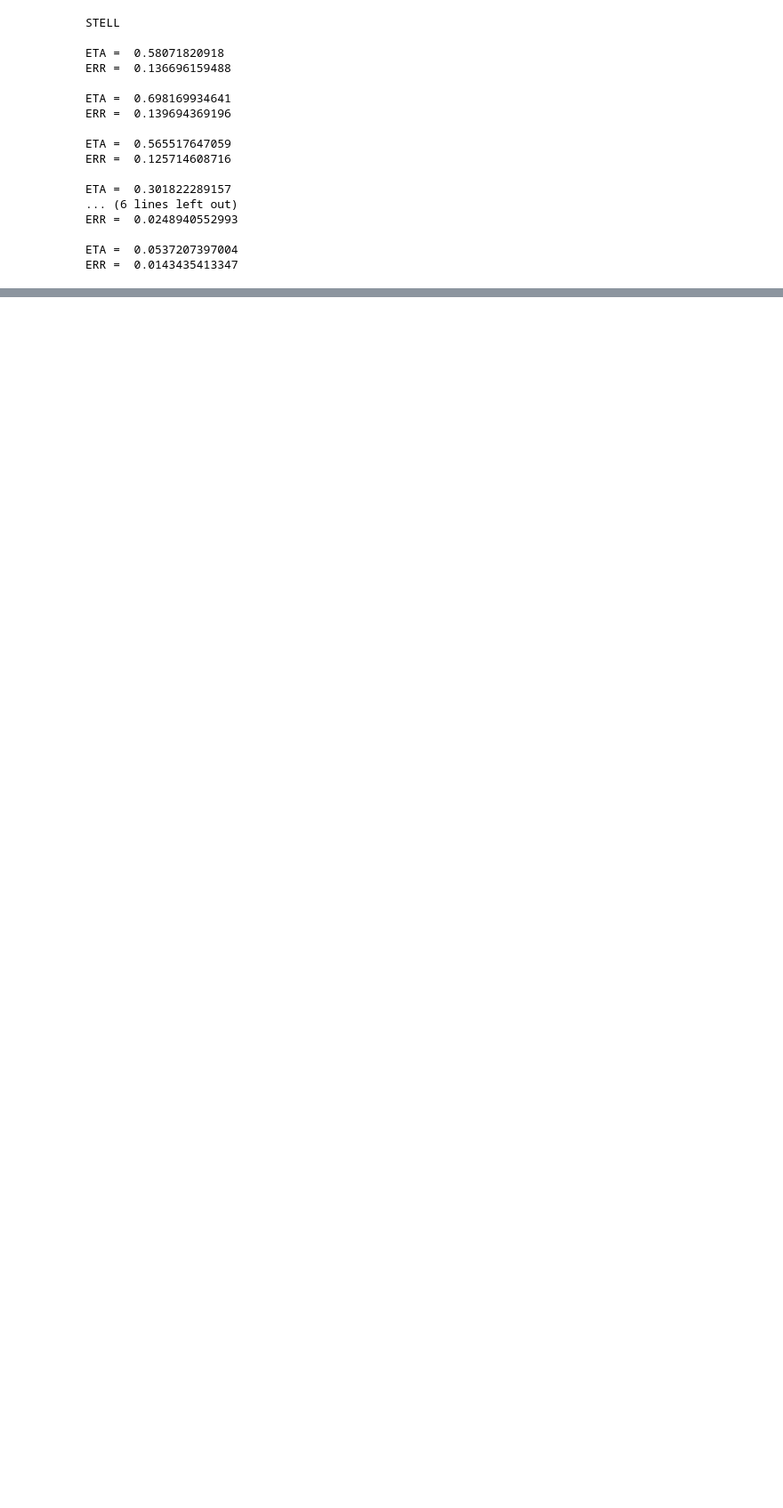
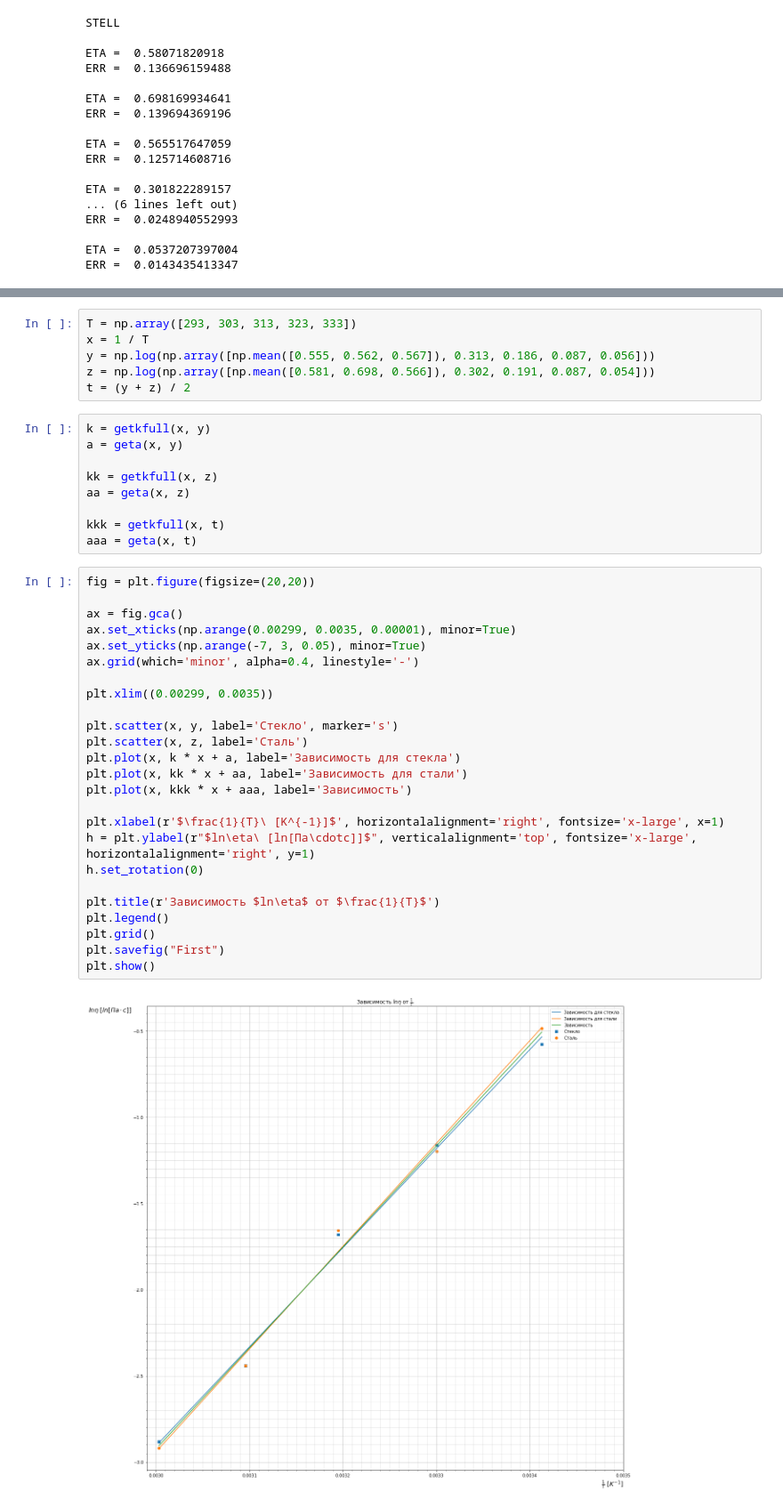
Before and after one commit to svinkapeppa/5-term, a Jupyter notebook: physics/2.2.6.ipynb, the cells around one changed output, grey strips where cells are left out. Shown at 89% size. Saved outputs shown, nothing was run; the diff lists cells and outputs as text; blank space fills up the shorter version.

```diff
--- a/physics/2.2.6.ipynb
+++ b/physics/2.2.6.ipynb
@@ -326,0 +449,42 @@ ERR =  0.0143435413347
+# %%
+T = np.array([293, 303, 313, 323, 333])
+x = 1 / T
+y = np.log(np.array([np.mean([0.555, 0.562, 0.567]), 0.313, 0.186, 0.087, 0.056]))
+z = np.log(np.array([np.mean([0.581, 0.698, 0.566]), 0.302, 0.191, 0.087, 0.054]))
+t = (y + z) / 2
+# %%
+k = getkfull(x, y)
+a = geta(x, y)
+
+kk = getkfull(x, z)
+aa = geta(x, z)
+
+kkk = getkfull(x, t)
+aaa = geta(x, t)
+# %%
+fig = plt.figure(figsize=(20,20))
+
+ax = fig.gca()
+ax.set_xticks(np.arange(0.00299, 0.0035, 0.00001), minor=True)
+ax.set_yticks(np.arange(-7, 3, 0.05), minor=True)
+ax.grid(which='minor', alpha=0.4, linestyle='-')
+
+plt.xlim((0.00299, 0.0035))
+
+plt.scatter(x, y, label='Стекло', marker='s')
+plt.scatter(x, z, label='Сталь')
+plt.plot(x, k * x + a, label='Зависимость для стекла')
+plt.plot(x, kk * x + aa, label='Зависимость для стали')
+plt.plot(x, kkk * x + aaa, label='Зависимость')
+
+plt.xlabel(r'$\frac{1}{T}\ [K^{-1}]$', horizontalalignment='right', fontsize='x-large', x=1)
+h = plt.ylabel(r"$ln\eta\ [ln[Па\cdotс]]$", verticalalignment='top', fontsize='x-large', horizontalalignment='right', y=1)
+h.set_rotation(0)
+
+plt.title(r'Зависимость $ln\eta$ от $\frac{1}{T}$')
+plt.legend()
+plt.grid()
+plt.savefig("First")
+plt.show()
+# %% [output]
+[figure, added]
```
Also changed, not shown: parts of 7 cells of this notebook.
